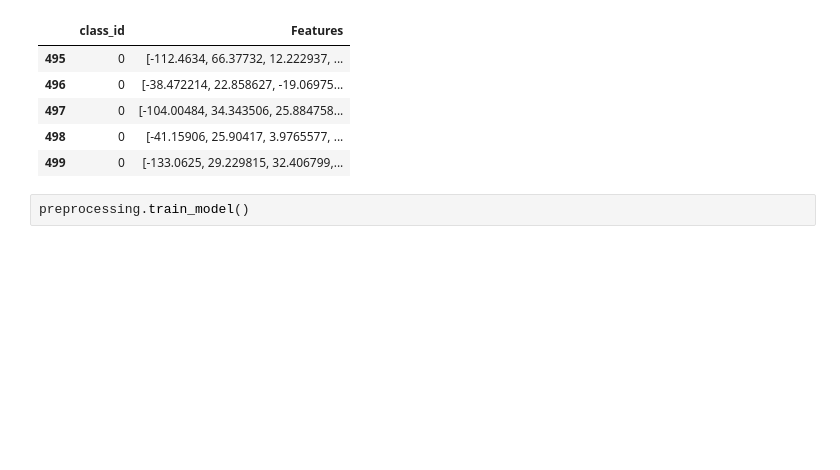
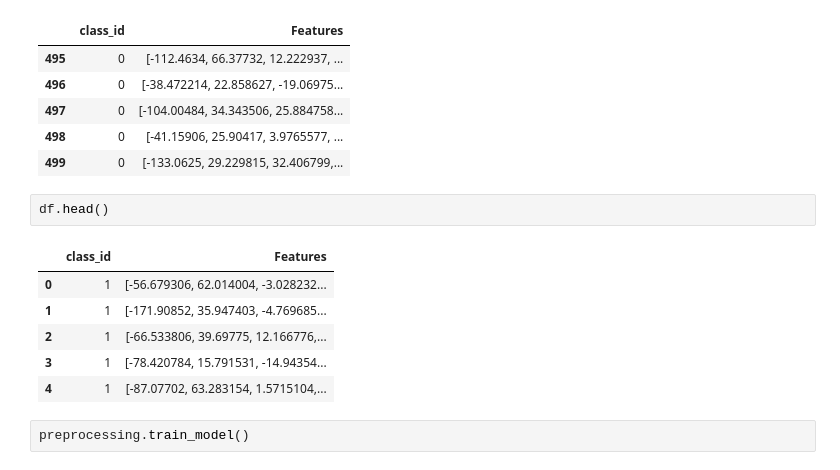
Before and after one commit to Ayikanying-ux/sleepiz_sleep_analysis, a Jupyter notebook: notebooks/preprocessing.ipynb, the cells around one changed output. Saved outputs shown, nothing was run; the diff lists cells and outputs as text; blank space fills up the shorter version.

```diff
--- a/notebooks/preprocessing.ipynb
+++ b/notebooks/preprocessing.ipynb
@@ -380,6 +380,15 @@ df.tail()
 | 497 | 0 | [-104.00484, 34.343506, 25.884758... |
 | 498 | 0 | [-41.15906, 25.90417, 3.9765577, ... |
 | 499 | 0 | [-133.0625, 29.229815, 32.406799,... |
+# %%
+df.head()
+# %% [output]
+|  | class_id | Features |
+| 0 | 1 | [-56.679306, 62.014004, -3.028232... |
+| 1 | 1 | [-171.90852, 35.947403, -4.769685... |
+| 2 | 1 | [-66.533806, 39.69775, 12.166776,... |
+| 3 | 1 | [-78.420784, 15.791531, -14.94354... |
+| 4 | 1 | [-87.07702, 63.283154, 1.5715104,... |
 # %%
 preprocessing.train_model()
 # %% [output]
```
Also changed, not shown: parts of 8 cells of this notebook.
